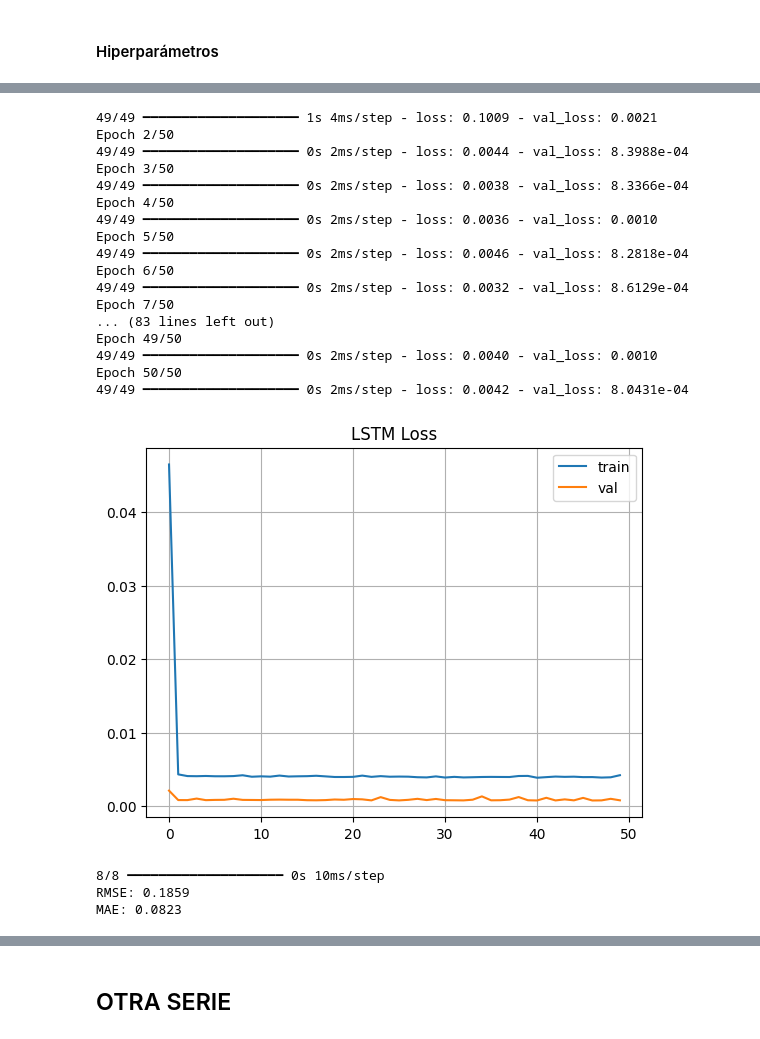
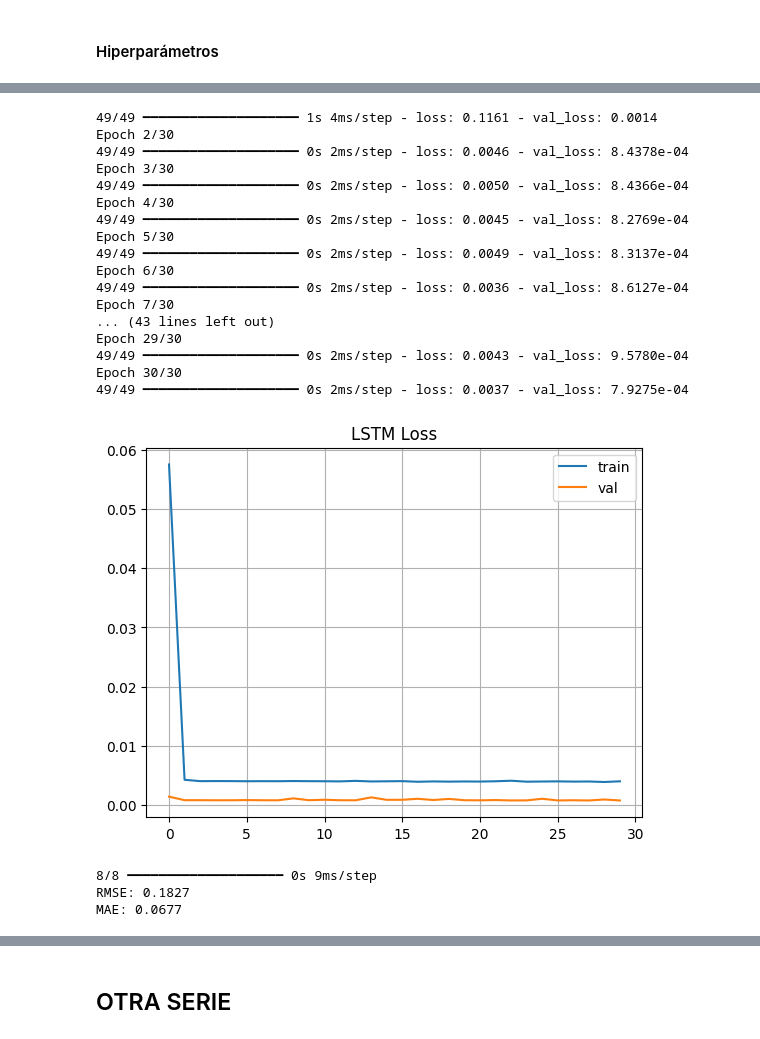
Before and after one commit to JosueSay/labs-ds, a Jupyter notebook: lab2/lab2.ipynb, the cells around one changed output, grey strips where cells are left out. Drawn from its saved outputs; the diff is of its cells as text; code cells hidden in the pictures.

Commit message:
feat: agregando hiperparametros y pruebas con otras capas segundo modelo

```diff
--- a/lab2/lab2.ipynb
+++ b/lab2/lab2.ipynb
@@ -272,7 +273,7 @@ def buildLSTMModel1(n_lags, units=32, optimizer='adam'):
 # %%
 def trainAndEvaluateLSTM(x_train, y_train, x_val, y_val, x_test, y_test,
                          model, scaler, original_series, n_lags,
-                         epochs=30, batch_size=32):
+                         epochs=30, batch_size=32, name_model = "LSTM Modelo 1"):
     """Entrena y evalúa el modelo LSTM"""
     history = model.fit(
         x_train, y_train,
@@ -311,7 +312,7 @@ def trainAndEvaluateLSTM(x_train, y_train, x_val, y_val, x_test, y_test,
     plt.figure(figsize=(10, 5))
     plt.plot(fechas, y_test_final, label="Real")
     plt.plot(fechas, y_pred_final, label="Predicción")
-    plt.title("Predicción - LSTM Modelo 1")
+    plt.title(name_model)
     plt.legend()
     plt.grid(True)
     plt.tight_layout()
@@ -325,9 +326,9 @@ x_train, y_train, x_val, y_val, x_test, y_test = splitSupervisedLSTM(ts_scaled,
 # %% [markdown]
 #### Hiperparámetros
 # %%
-
-# CONJUNTO DE HIPERPARÁMETROS 1
-UNITS = 64
-BATCH = 16
-EPOCHS = 50
-OPTIMIZER = 'adam'
+param_grid = [
+    {"units": 32, "batch_size": 16, "epochs": 30, "optimizer": "adam"},
+    {"units": 64, "batch_size": 32, "epochs": 50, "optimizer": "adam"},
+    {"units": 64, "batch_size": 16, "epochs": 40, "optimizer": "rmsprop"},
+    {"units": 128, "batch_size": 32, "epochs": 60, "optimizer": "adam"},
+]
@@ -334,6 +337,20 @@ OPTIMIZER = 'adam'
 # %%
-model1 = buildLSTMModel1(n_lags=5, units=UNITS, optimizer=OPTIMIZER)
-trainAndEvaluateLSTM(x_train, y_train, x_val, y_val, x_test, y_test,
-                     model1, scaler, df_rango, n_lags=5,
-                     epochs=EPOCHS, batch_size=BATCH)
+for i, params in enumerate(param_grid, 1):
+    print(f"\n=== Modelo {i} ===")
+    print(f"Units: {params['units']}, Batch: {params['batch_size']}, Epochs: {params['epochs']}, Optimizer: {params['optimizer']}")
+
+    model = buildLSTMModel1(n_lags=5, units=params["units"], optimizer=params["optimizer"])
+
+    trainAndEvaluateLSTM(
+        x_train, y_train,
+        x_val, y_val,
+        x_test, y_test,
+        model,
+        scaler,
+        df_rango,
+        n_lags=5,
+        epochs=params["epochs"],
+        batch_size=params["batch_size"],
+        name_model=f"LSTM Modelo {i} - Units: {params['units']}, Batch: {params['batch_size']}, Epochs: {params['epochs']}, Optimizer: {params['optimizer']}"
+    )
 # %% [output]
@@ -341,21 +360,21 @@ Epoch 1/50
-49/49 ━━━━━━━━━━━━━━━━━━━━ 1s 4ms/step - loss: 0.1009 - val_loss: 0.0021
-Epoch 2/50
-49/49 ━━━━━━━━━━━━━━━━━━━━ 0s 2ms/step - loss: 0.0044 - val_loss: 8.3988e-04
-Epoch 3/50
-49/49 ━━━━━━━━━━━━━━━━━━━━ 0s 2ms/step - loss: 0.0038 - val_loss: 8.3366e-04
-Epoch 4/50
-49/49 ━━━━━━━━━━━━━━━━━━━━ 0s 2ms/step - loss: 0.0036 - val_loss: 0.0010
-Epoch 5/50
-49/49 ━━━━━━━━━━━━━━━━━━━━ 0s 2ms/step - loss: 0.0046 - val_loss: 8.2818e-04
-Epoch 6/50
-49/49 ━━━━━━━━━━━━━━━━━━━━ 0s 2ms/step - loss: 0.0032 - val_loss: 8.6129e-04
-Epoch 7/50
-... (83 lines left out)
-Epoch 49/50
-49/49 ━━━━━━━━━━━━━━━━━━━━ 0s 2ms/step - loss: 0.0040 - val_loss: 0.0010
-Epoch 50/50
-49/49 ━━━━━━━━━━━━━━━━━━━━ 0s 2ms/step - loss: 0.0042 - val_loss: 8.0431e-04
+49/49 ━━━━━━━━━━━━━━━━━━━━ 1s 4ms/step - loss: 0.1161 - val_loss: 0.0014
+Epoch 2/30
+49/49 ━━━━━━━━━━━━━━━━━━━━ 0s 2ms/step - loss: 0.0046 - val_loss: 8.4378e-04
+Epoch 3/30
+49/49 ━━━━━━━━━━━━━━━━━━━━ 0s 2ms/step - loss: 0.0050 - val_loss: 8.4366e-04
+Epoch 4/30
+49/49 ━━━━━━━━━━━━━━━━━━━━ 0s 2ms/step - loss: 0.0045 - val_loss: 8.2769e-04
+Epoch 5/30
+49/49 ━━━━━━━━━━━━━━━━━━━━ 0s 2ms/step - loss: 0.0049 - val_loss: 8.3137e-04
+Epoch 6/30
+49/49 ━━━━━━━━━━━━━━━━━━━━ 0s 2ms/step - loss: 0.0036 - val_loss: 8.6127e-04
+Epoch 7/30
+... (43 lines left out)
+Epoch 29/30
+49/49 ━━━━━━━━━━━━━━━━━━━━ 0s 2ms/step - loss: 0.0043 - val_loss: 9.5780e-04
+Epoch 30/30
+49/49 ━━━━━━━━━━━━━━━━━━━━ 0s 2ms/step - loss: 0.0037 - val_loss: 7.9275e-04
-[figure, old version]
+[figure, new version]
-8/8 ━━━━━━━━━━━━━━━━━━━━ 0s 10ms/step
-RMSE: 0.1859
-MAE: 0.0823
+8/8 ━━━━━━━━━━━━━━━━━━━━ 0s 9ms/step
+RMSE: 0.1827
+MAE: 0.0677
```
Also changed, not shown: parts of 6 cells of this notebook.
